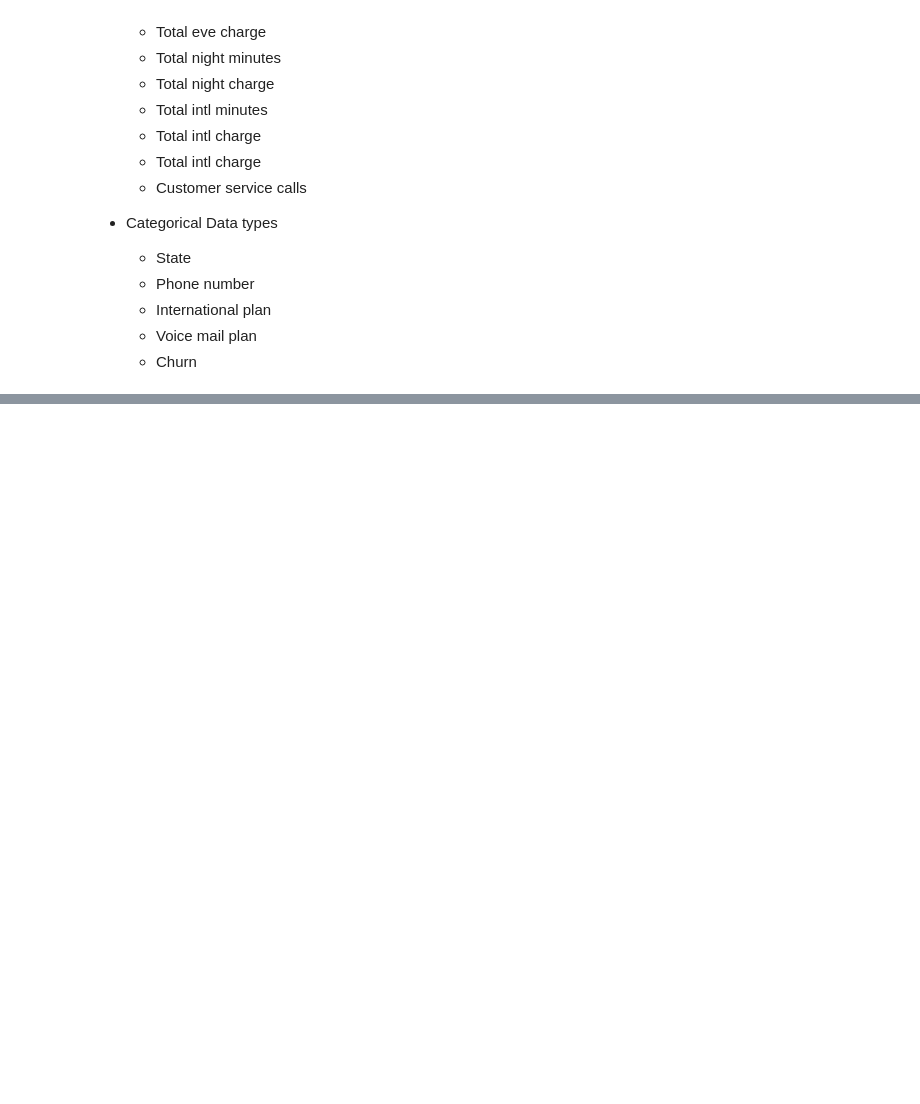
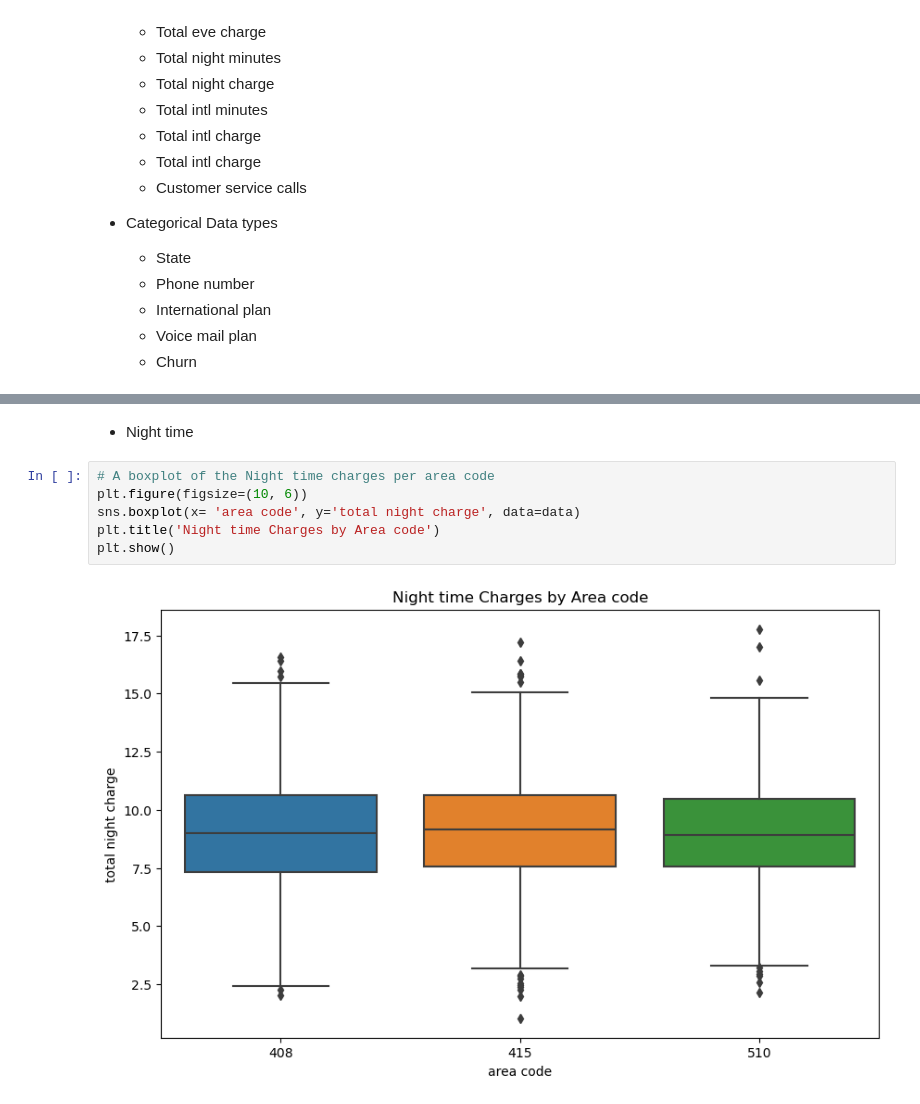
Before and after one commit to RWKarimi/Phase_3_Project, a Jupyter notebook: Machine_learning_NotebooK.ipynb, the cells around one changed output, grey strips where cells are left out. Drawn from its saved outputs; the diff is of its cells as text; blank space fills up the shorter version.

```diff
--- a/Machine_learning_NotebooK.ipynb
+++ b/Machine_learning_NotebooK.ipynb
@@ -162,0 +190,10 @@ memory usage: 524.2+ KB
+# %% [markdown]
+- Night time
+# %%
+# A boxplot of the Night time charges per area code
+plt.figure(figsize=(10, 6))
+sns.boxplot(x= 'area code', y='total night charge', data=data)
+plt.title('Night time Charges by Area code')
+plt.show()
+# %% [output]
+[figure, added]
```
Also changed, not shown: parts of 24 cells of this notebook.
